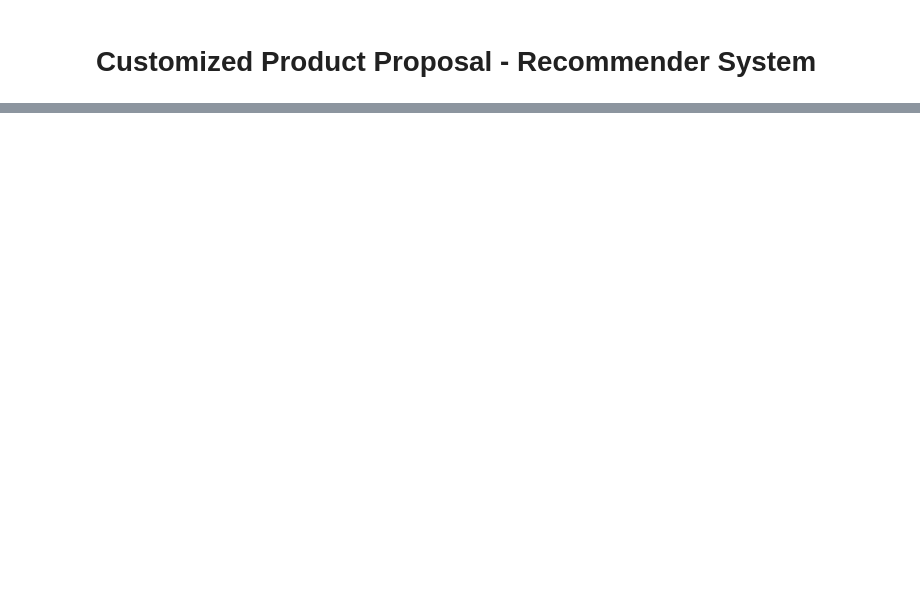
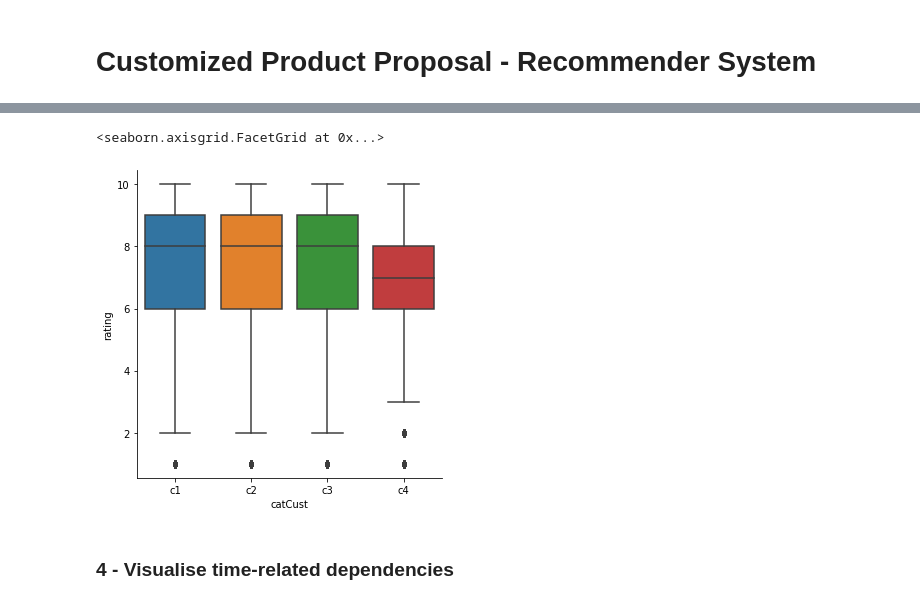
Before and after one commit to jl-datascientist/Customized.Product.Proposal.-.Recommender.System, a Jupyter notebook: 2-DataVisualisation.ipynb, the cells around one changed output, grey strips where cells are left out. Cells and saved outputs as stored; diff of their text form; code cells hidden in the pictures; blank space fills up the shorter version.

```diff
--- a/2-DataVisualisation.ipynb
+++ b/2-DataVisualisation.ipynb
@@ -114,0 +142,4 @@ data_m.shape
+# %%
+# Distribution of ratings (customer-oriented point of view)
+viz_cust = data_r.groupby('userId')
+viz_cust['movieId'].count().describe()
@@ -114,0 +156,7 @@ data_m.shape
+# %%
+# Define 6 different categories of customers depending number of votes
+
+viz_3 = pd.DataFrame(columns = ['nbVotes'])
+viz_3['nbVotes'] = viz_cust['movieId'].count()
+viz_3['catCust'] = pd.qcut(viz_3['nbVotes'], 4, labels = ['c1','c2','c3','c4'])
+viz_3.groupby('catCust')['nbVotes'].describe()
@@ -114,0 +170,11 @@ data_m.shape
+# %%
+# Visualise customer rating distribution depending its "votes number" category
+viz_3r = viz_3.reset_index()
+viz_3v = data_r.merge(viz_3r)
+# %%
+sns.catplot(x="catCust", y="rating", kind="box",data=viz_3v)
+# %% [output]
+<seaborn.axisgrid.FacetGrid at 0x...>
+[figure, added]
+# %% [markdown]
+### 4 - Visualise time-related dependencies
```
Also changed, not shown: parts of 27 cells of this notebook.
